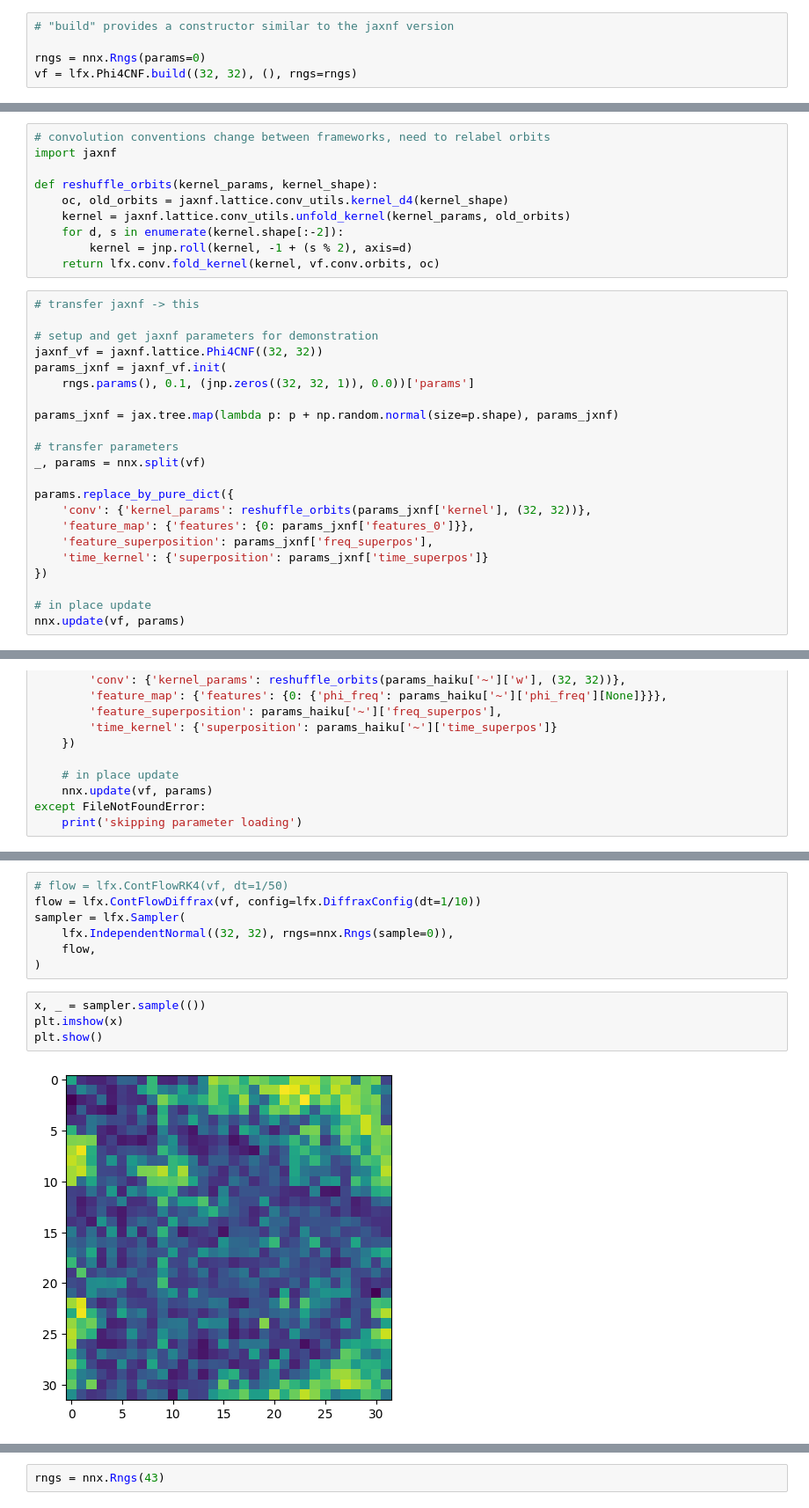
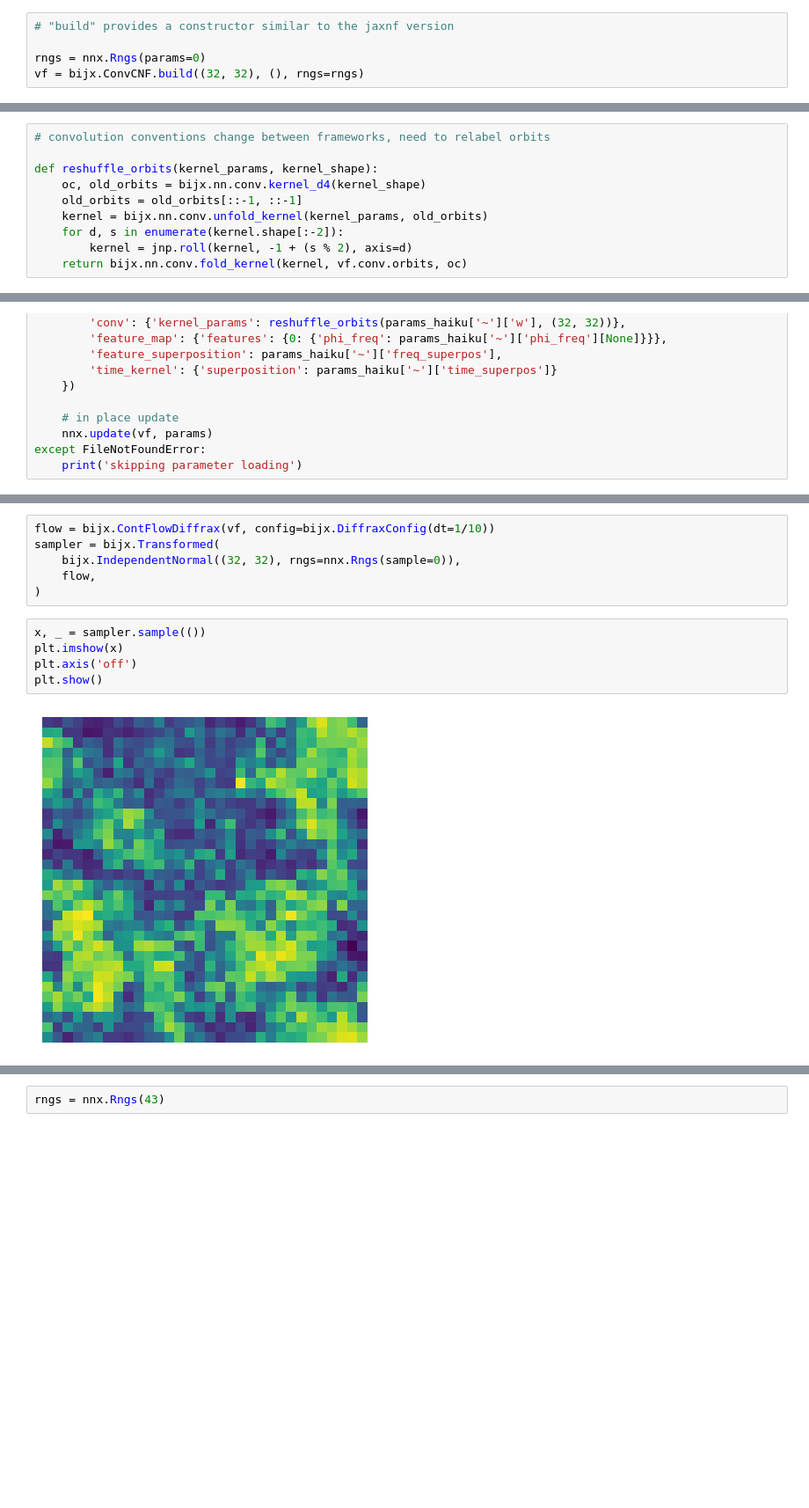
Before and after one commit to mathisgerdes/bijx, a Jupyter notebook: docs/source/tutorials/scalar-theory.ipynb, the cells around one changed output, grey strips where cells are left out. Shown at 88% size. Drawn from its saved outputs; the diff is of its cells as text; blank space fills up the shorter version.

```diff
--- a/docs/source/tutorials/scalar-theory.ipynb
+++ b/docs/source/tutorials/scalar-theory.ipynb
@@ -45,5 +46,5 @@ plt.show()
 # "build" provides a constructor similar to the jaxnf version
 
 rngs = nnx.Rngs(params=0)
-vf = lfx.Phi4CNF.build((32, 32), (), rngs=rngs)
+vf = bijx.ConvCNF.build((32, 32), (), rngs=rngs)
 # %% [markdown]
@@ -51,35 +52,13 @@ vf = lfx.Phi4CNF.build((32, 32), (), rngs=rngs)
 # %%
 # convolution conventions change between frameworks, need to relabel orbits
-import jaxnf
 
 def reshuffle_orbits(kernel_params, kernel_shape):
-    oc, old_orbits = jaxnf.lattice.conv_utils.kernel_d4(kernel_shape)
-    kernel = jaxnf.lattice.conv_utils.unfold_kernel(kernel_params, old_orbits)
+    oc, old_orbits = bijx.nn.conv.kernel_d4(kernel_shape)
+    old_orbits = old_orbits[::-1, ::-1]
+    kernel = bijx.nn.conv.unfold_kernel(kernel_params, old_orbits)
     for d, s in enumerate(kernel.shape[:-2]):
         kernel = jnp.roll(kernel, -1 + (s % 2), axis=d)
-    return lfx.conv.fold_kernel(kernel, vf.conv.orbits, oc)
+    return bijx.nn.conv.fold_kernel(kernel, vf.conv.orbits, oc)
-# %%
-# transfer jaxnf -> this
-
-# setup and get jaxnf parameters for demonstration
-jaxnf_vf = jaxnf.lattice.Phi4CNF((32, 32))
-params_jxnf = jaxnf_vf.init(
-    rngs.params(), 0.1, (jnp.zeros((32, 32, 1)), 0.0))['params']
-
-params_jxnf = jax.tree.map(lambda p: p + np.random.normal(size=p.shape), params_jxnf)
-
-# transfer parameters
-_, params = nnx.split(vf)
-
-params.replace_by_pure_dict({
-    'conv': {'kernel_params': reshuffle_orbits(params_jxnf['kernel'], (32, 32))},
-    'feature_map': {'features': {0: params_jxnf['features_0']}},
-    'feature_superposition': params_jxnf['freq_superpos'],
-    'time_kernel': {'superposition': params_jxnf['time_superpos']}
-})
-
-# in place update
-nnx.update(vf, params)
 # %%
 # transfer haiku -> this
 file_path = '../../../data/single-L32.npz'  # set this to where parameters are stored
@@ -104,13 +83,13 @@ except FileNotFoundError:
 # %%
-# flow = lfx.ContFlowRK4(vf, dt=1/50)
-flow = lfx.ContFlowDiffrax(vf, config=lfx.DiffraxConfig(dt=1/10))
-sampler = lfx.Sampler(
-    lfx.IndependentNormal((32, 32), rngs=nnx.Rngs(sample=0)),
+flow = bijx.ContFlowDiffrax(vf, config=bijx.DiffraxConfig(dt=1/10))
+sampler = bijx.Transformed(
+    bijx.IndependentNormal((32, 32), rngs=nnx.Rngs(sample=0)),
     flow,
 )
 # %%
 x, _ = sampler.sample(())
 plt.imshow(x)
+plt.axis('off')
 plt.show()
 # %% [output]
-[figure, old version]
+[figure, new version]
```
Also changed, not shown: parts of 15 cells of this notebook, 3 other files.
